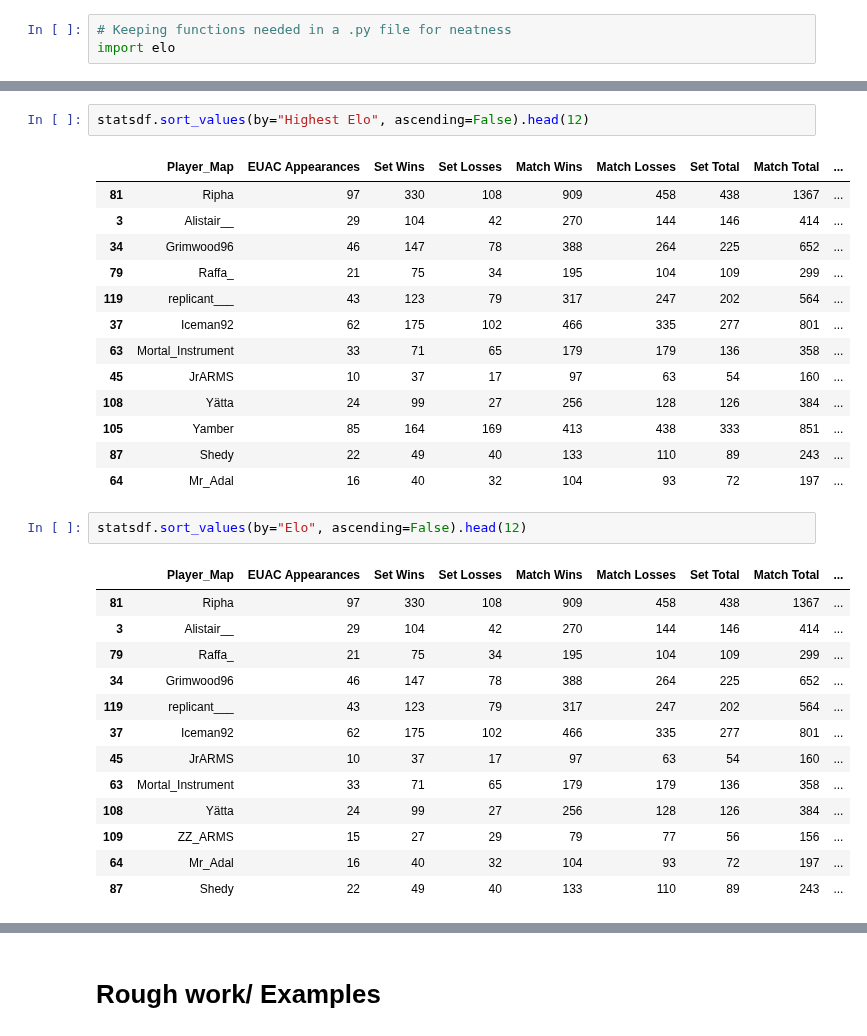
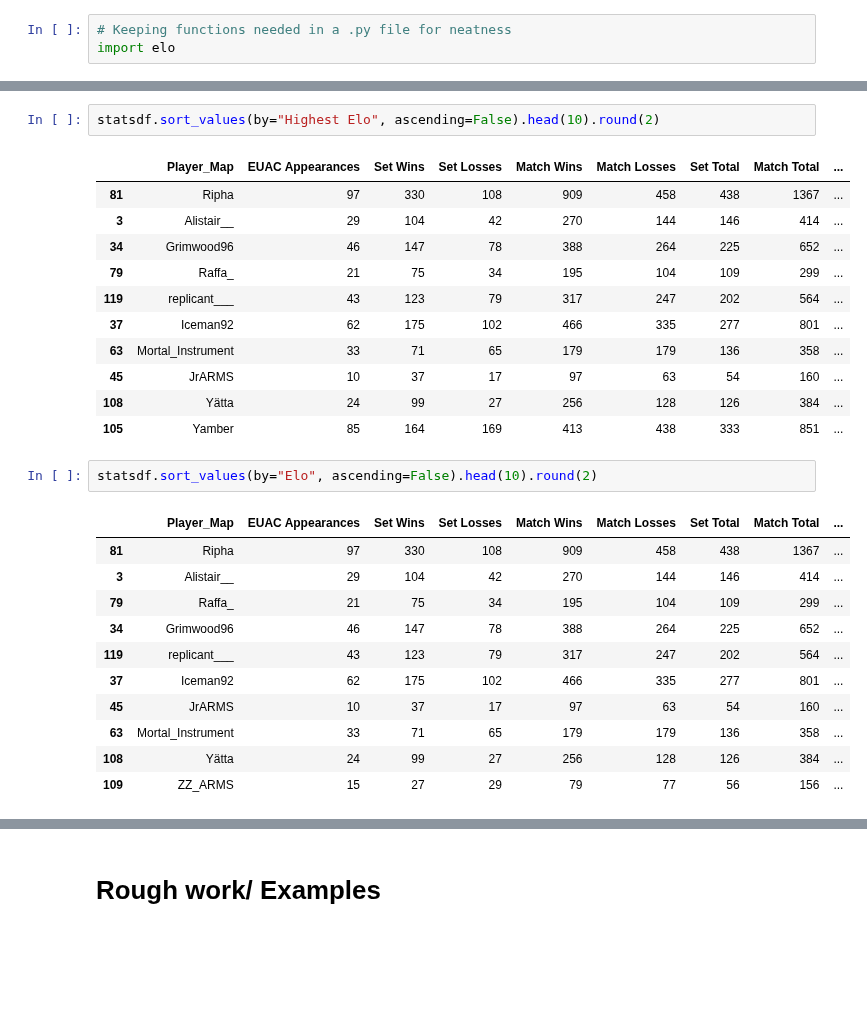
Before and after one commit to DarrenCCT/Tournament-Analysis, a Jupyter notebook: EUAC - Analysis.ipynb, the cells around one changed output, grey strips where cells are left out. Saved outputs shown, nothing was run; the diff lists cells and outputs as text; blank space fills up the shorter version.

```diff
--- a/EUAC - Analysis.ipynb
+++ b/EUAC - Analysis.ipynb
@@ -1013,23 +1013,21 @@ for p1, p2, s in zip(df["Player1"], df["Player2"], df["Score"]):
 
     pos = pos + 1 #Increment positional loop tracker by 1
 # %%
-statsdf.sort_values(by="Highest Elo", ascending=False).head(12)
+statsdf.sort_values(by="Highest Elo", ascending=False).head(10).round(2)
 # %% [output]
 |  | Player_Map | EUAC Appearances | Set Wins | Set Losses | Match Wins | Match Losses | Set Total | Match Total | ... |
 | 81 | Ripha | 97 | 330 | 108 | 909 | 458 | 438 | 1367 | ... |
 | 3 | Alistair__ | 29 | 104 | 42 | 270 | 144 | 146 | 414 | ... |
 | 34 | Grimwood96 | 46 | 147 | 78 | 388 | 264 | 225 | 652 | ... |
 | 79 | Raffa_ | 21 | 75 | 34 | 195 | 104 | 109 | 299 | ... |
 | 119 | replicant___ | 43 | 123 | 79 | 317 | 247 | 202 | 564 | ... |
 | 37 | Iceman92 | 62 | 175 | 102 | 466 | 335 | 277 | 801 | ... |
 | 63 | Mortal_Instrument | 33 | 71 | 65 | 179 | 179 | 136 | 358 | ... |
 | 45 | JrARMS | 10 | 37 | 17 | 97 | 63 | 54 | 160 | ... |
 | 108 | Yätta | 24 | 99 | 27 | 256 | 128 | 126 | 384 | ... |
 | 105 | Yamber | 85 | 164 | 169 | 413 | 438 | 333 | 851 | ... |
-| 87 | Shedy | 22 | 49 | 40 | 133 | 110 | 89 | 243 | ... |
-| 64 | Mr_Adal | 16 | 40 | 32 | 104 | 93 | 72 | 197 | ... |
 # %%
-statsdf.sort_values(by="Elo", ascending=False).head(12)
+statsdf.sort_values(by="Elo", ascending=False).head(10).round(2)
 # %% [output]
 |  | Player_Map | EUAC Appearances | Set Wins | Set Losses | Match Wins | Match Losses | Set Total | Match Total | ... |
 | 81 | Ripha | 97 | 330 | 108 | 909 | 458 | 438 | 1367 | ... |
@@ -1042,5 +1040,3 @@ statsdf.sort_values(by="Elo", ascending=False).head(12)
 | 63 | Mortal_Instrument | 33 | 71 | 65 | 179 | 179 | 136 | 358 | ... |
 | 108 | Yätta | 24 | 99 | 27 | 256 | 128 | 126 | 384 | ... |
 | 109 | ZZ_ARMS | 15 | 27 | 29 | 79 | 77 | 56 | 156 | ... |
-| 64 | Mr_Adal | 16 | 40 | 32 | 104 | 93 | 72 | 197 | ... |
-| 87 | Shedy | 22 | 49 | 40 | 133 | 110 | 89 | 243 | ... |
```
Also changed, not shown: parts of 12 cells of this notebook.
